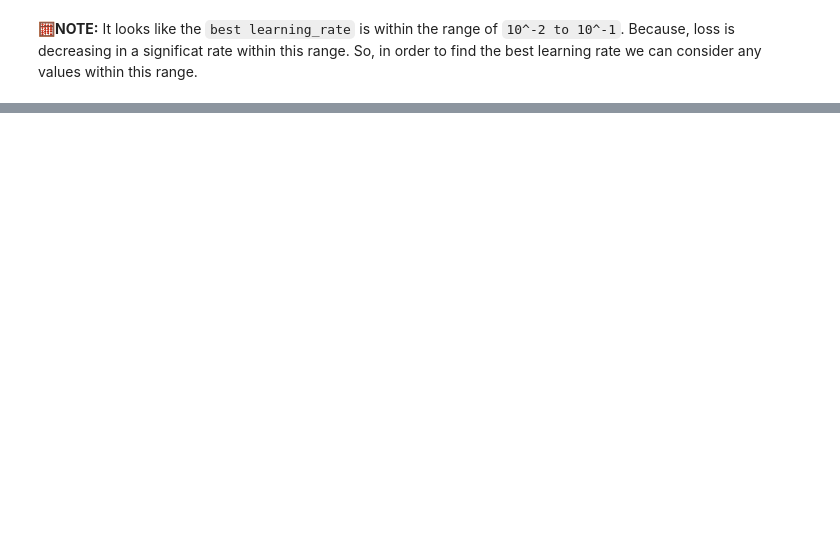
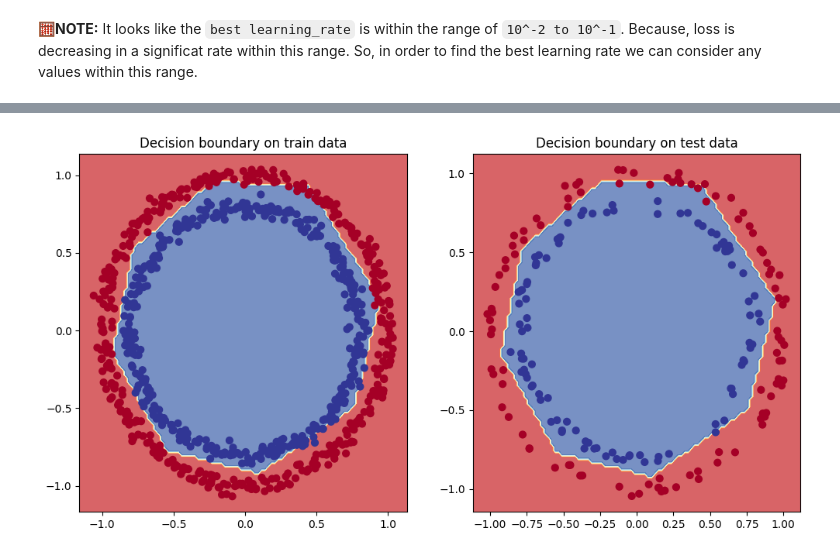
Before and after one commit to Muntasir2179/tensorflow-learning, a Jupyter notebook: 02_neural_network_classification_with_tensorflow.ipynb, the cells around one changed output, grey strips where cells are left out. Cells and saved outputs as stored; diff of their text form; code cells hidden in the pictures; blank space fills up the shorter version.

```diff
--- a/02_neural_network_classification_with_tensorflow.ipynb
+++ b/02_neural_network_classification_with_tensorflow.ipynb
@@ -643,0 +646,19 @@ Text(0.5, 1.0, 'Learning rate vs. Loss')
+# %%
+tf.random.set_seed(42)
+
+model_8 = tf.keras.Sequential([
+    tf.keras.layers.Dense(4, activation=tf.keras.activations.relu),
+    tf.keras.layers.Dense(4, activation=tf.keras.activations.relu),
+    tf.keras.layers.Dense(1, activation=tf.keras.activations.sigmoid)
+])
+
+model_8.compile(loss='binary_crossentropy',
+                optimizer=tf.optimizers.Adam(learning_rate=0.055),
+                metrics=['accuracy'])
+
+history = model_8.fit(x_train,
+            y_train,
+            validation_data=(x_test, y_test),
+            epochs=15, callbacks=tf.keras.callbacks.EarlyStopping(patience=7,
+                                                                  monitor='val_accuracy',
+                                                                  restore_best_weights=True))
@@ -643,0 +713,15 @@ Text(0.5, 1.0, 'Learning rate vs. Loss')
+# %%
+# ploting the dicision boundary for the training and test dataset for model_8
+plt.figure(figsize=(12,6))
+
+# ploting training set
+plt.subplot(1, 2, 1)
+plt.title('Decision boundary on train data')
+plot_decision_boundary(model_8, x=x_train, y=y_train)
+
+# ploting test set
+plt.subplot(1, 2, 2)
+plt.title('Decision boundary on test data')
+plot_decision_boundary(model_8, x=x_test, y=y_test)
+plt.show()
+# %% [output]
@@ -643,0 +732 @@ Text(0.5, 1.0, 'Learning rate vs. Loss')
+[figure, added]
```
Also changed, not shown: parts of 24 cells of this notebook.
